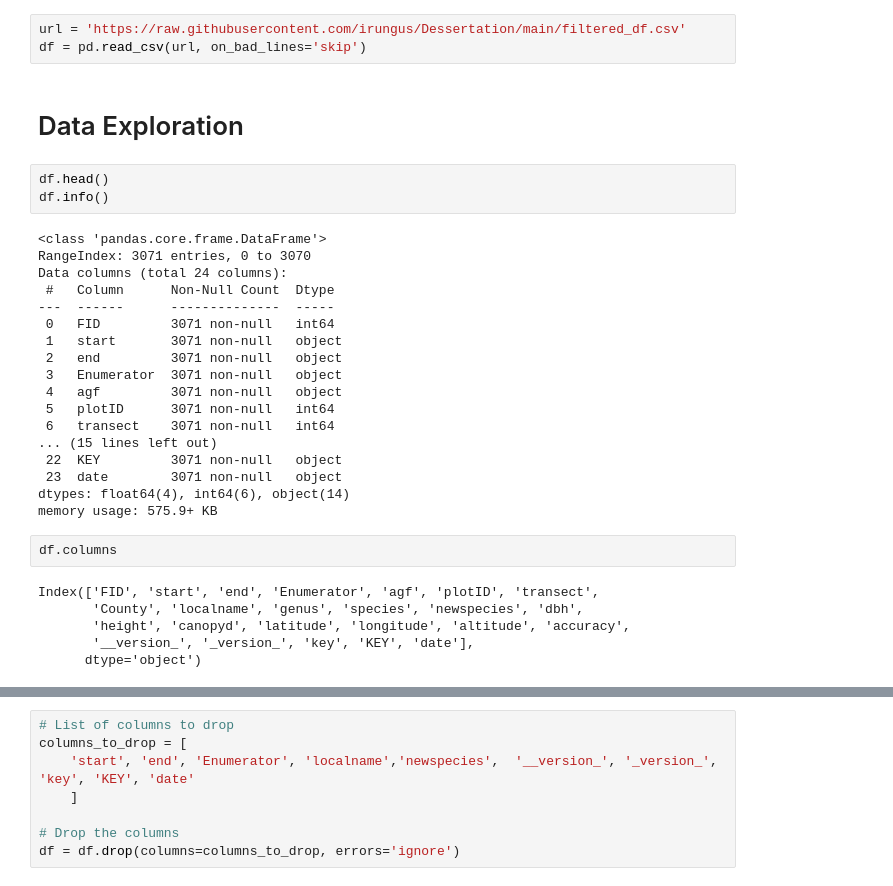
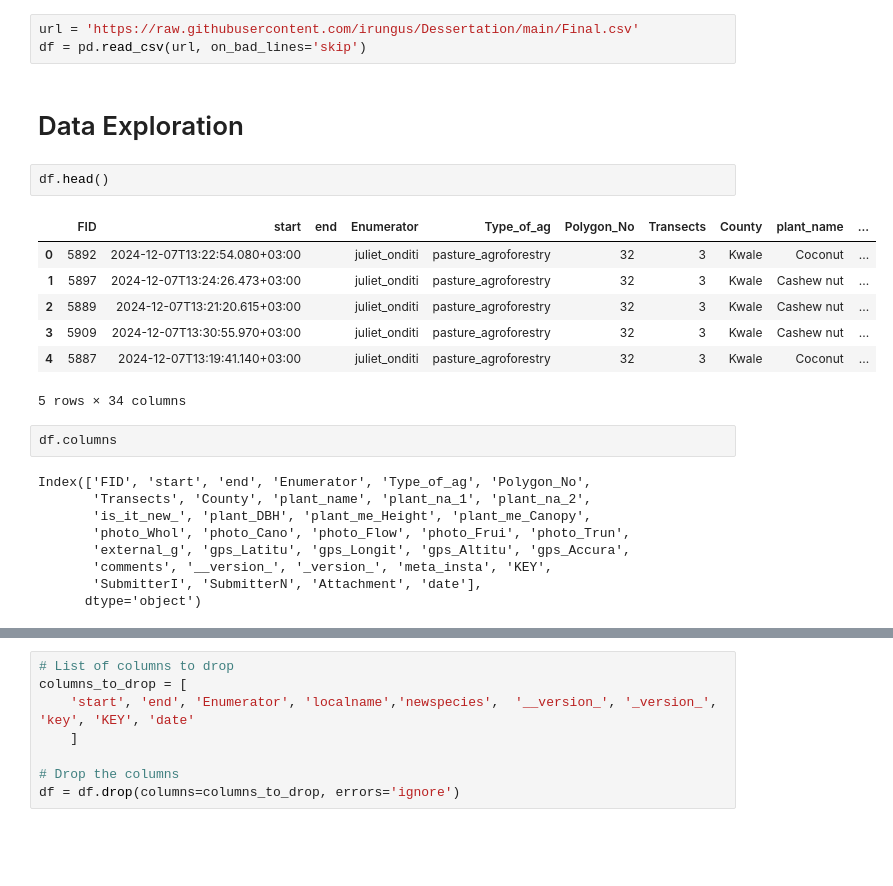
Before and after one commit to irungus/Dessertation, a Jupyter notebook: Species.ipynb, the cells around one changed output, grey strips where cells are left out. Drawn from its saved outputs; the diff is of its cells as text; blank space fills up the shorter version.

```diff
--- a/Species.ipynb
+++ b/Species.ipynb
@@ -55,36 +55,28 @@ import json
 # %% [markdown]
 # Importing data from my Github
 # %%
-url = 'https://raw.githubusercontent.com/irungus/Dessertation/main/filtered_df.csv'
+url = 'https://raw.githubusercontent.com/irungus/Dessertation/main/Final.csv'
 df = pd.read_csv(url, on_bad_lines='skip')
 # %% [markdown]
 # Data Exploration
 # %%
 df.head()
-df.info()
 # %% [output]
+|  | FID | start | end | Enumerator | Type_of_ag | Polygon_No | Transects | County | plant_name | ... |
+| 0 | 5892 | 2024-12-07T13:22:54.080+03:00 |  | juliet_onditi | pasture_agroforestry | 32 | 3 | Kwale | Coconut | ... |
+| 1 | 5897 | 2024-12-07T13:24:26.473+03:00 |  | juliet_onditi | pasture_agroforestry | 32 | 3 | Kwale | Cashew nut | ... |
+| 2 | 5889 | 2024-12-07T13:21:20.615+03:00 |  | juliet_onditi | pasture_agroforestry | 32 | 3 | Kwale | Cashew nut | ... |
+| 3 | 5909 | 2024-12-07T13:30:55.970+03:00 |  | juliet_onditi | pasture_agroforestry | 32 | 3 | Kwale | Cashew nut | ... |
+| 4 | 5887 | 2024-12-07T13:19:41.140+03:00 |  | juliet_onditi | pasture_agroforestry | 32 | 3 | Kwale | Coconut | ... |
-<class 'pandas.core.frame.DataFrame'>
-RangeIndex: 3071 entries, 0 to 3070
-Data columns (total 24 columns):
- #   Column      Non-Null Count  Dtype
----  ------      --------------  -----
- 0   FID         3071 non-null   int64
- 1   start       3071 non-null   object
- 2   end         3071 non-null   object
- 3   Enumerator  3071 non-null   object
- 4   agf         3071 non-null   object
- 5   plotID      3071 non-null   int64
- 6   transect    3071 non-null   int64
-... (15 lines left out)
- 22  KEY         3071 non-null   object
- 23  date        3071 non-null   object
-dtypes: float64(4), int64(6), object(14)
-memory usage: 575.9+ KB
+5 rows × 34 columns
 # %%
 df.columns
 # %% [output]
-Index(['FID', 'start', 'end', 'Enumerator', 'agf', 'plotID', 'transect',
-       'County', 'localname', 'genus', 'species', 'newspecies', 'dbh',
-       'height', 'canopyd', 'latitude', 'longitude', 'altitude', 'accuracy',
-       '__version_', '_version_', 'key', 'KEY', 'date'],
+Index(['FID', 'start', 'end', 'Enumerator', 'Type_of_ag', 'Polygon_No',
+       'Transects', 'County', 'plant_name', 'plant_na_1', 'plant_na_2',
+       'is_it_new_', 'plant_DBH', 'plant_me_Height', 'plant_me_Canopy',
+       'photo_Whol', 'photo_Cano', 'photo_Flow', 'photo_Frui', 'photo_Trun',
+       'external_g', 'gps_Latitu', 'gps_Longit', 'gps_Altitu', 'gps_Accura',
+       'comments', '__version_', '_version_', 'meta_insta', 'KEY',
+       'SubmitterI', 'SubmitterN', 'Attachment', 'date'],
       dtype='object')
```
Also changed, not shown: parts of 5 cells of this notebook.
